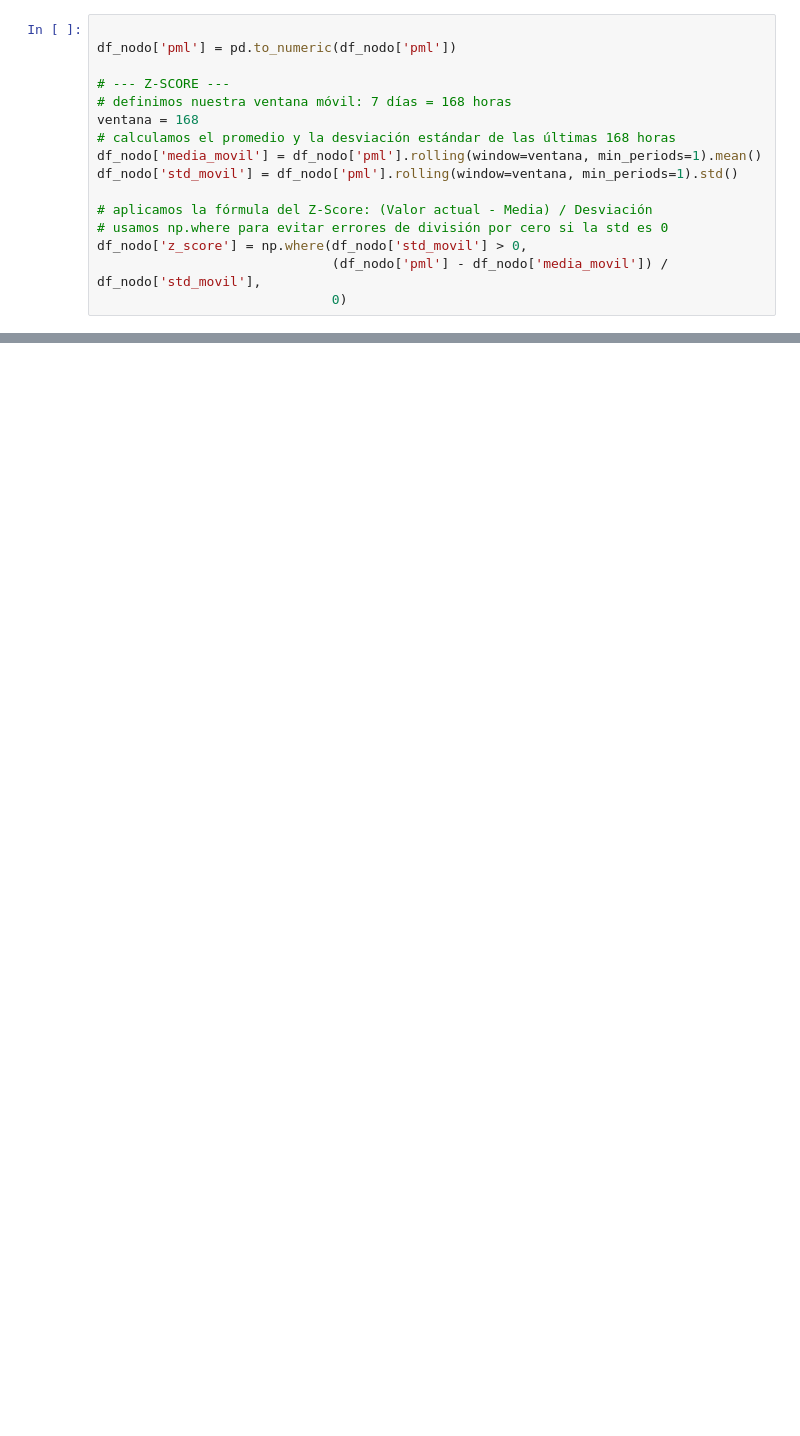
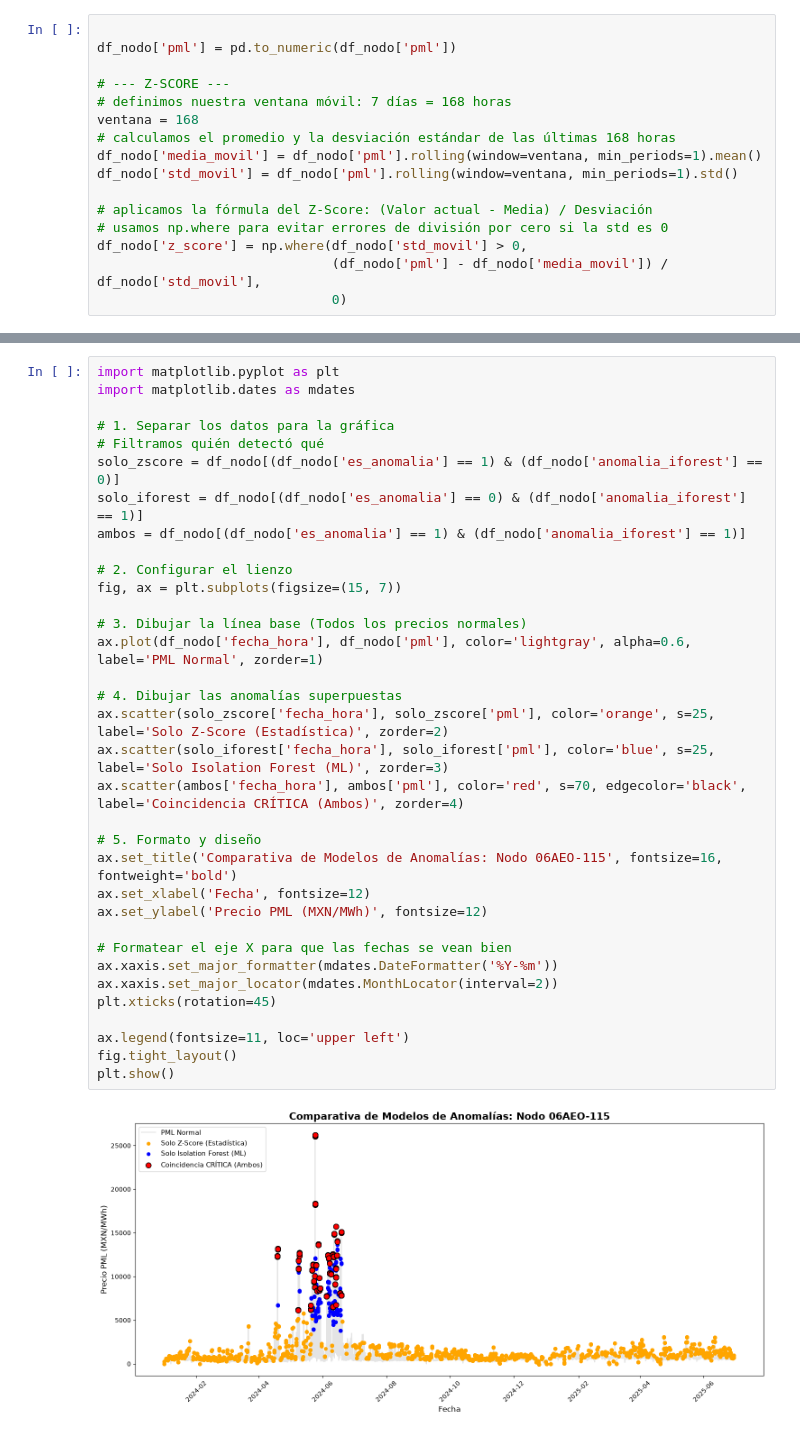
Before and after one commit to VelascoSantiago/pp-monclovalmp, a Jupyter notebook: dev.ipynb, the cells around one changed output, grey strips where cells are left out. Drawn from its saved outputs; the diff is of its cells as text; blank space fills up the shorter version.

```diff
--- a/dev.ipynb
+++ b/dev.ipynb
@@ -463,0 +521,36 @@ Puntos donde AMBOS modelos coinciden: 39
+# %%
+import matplotlib.pyplot as plt
+import matplotlib.dates as mdates
+
+# 1. Separar los datos para la gráfica
+# Filtramos quién detectó qué
+solo_zscore = df_nodo[(df_nodo['es_anomalia'] == 1) & (df_nodo['anomalia_iforest'] == 0)]
+solo_iforest = df_nodo[(df_nodo['es_anomalia'] == 0) & (df_nodo['anomalia_iforest'] == 1)]
+ambos = df_nodo[(df_nodo['es_anomalia'] == 1) & (df_nodo['anomalia_iforest'] == 1)]
+
+# 2. Configurar el lienzo
+fig, ax = plt.subplots(figsize=(15, 7))
+
+# 3. Dibujar la línea base (Todos los precios normales)
+ax.plot(df_nodo['fecha_hora'], df_nodo['pml'], color='lightgray', alpha=0.6, label='PML Normal', zorder=1)
+
+# 4. Dibujar las anomalías superpuestas
+ax.scatter(solo_zscore['fecha_hora'], solo_zscore['pml'], color='orange', s=25, label='Solo Z-Score (Estadística)', zorder=2)
+ax.scatter(solo_iforest['fecha_hora'], solo_iforest['pml'], color='blue', s=25, label='Solo Isolation Forest (ML)', zorder=3)
+ax.scatter(ambos['fecha_hora'], ambos['pml'], color='red', s=70, edgecolor='black', label='Coincidencia CRÍTICA (Ambos)', zorder=4)
+
+# 5. Formato y diseño
+ax.set_title('Comparativa de Modelos de Anomalías: Nodo 06AEO-115', fontsize=16, fontweight='bold')
+ax.set_xlabel('Fecha', fontsize=12)
+ax.set_ylabel('Precio PML (MXN/MWh)', fontsize=12)
+
+# Formatear el eje X para que las fechas se vean bien
+ax.xaxis.set_major_formatter(mdates.DateFormatter('%Y-%m'))
+ax.xaxis.set_major_locator(mdates.MonthLocator(interval=2))
+plt.xticks(rotation=45)
+
+ax.legend(fontsize=11, loc='upper left')
+fig.tight_layout()
+plt.show()
+# %% [output]
+[figure, added]
```
Also changed, not shown: parts of 18 cells of this notebook.
